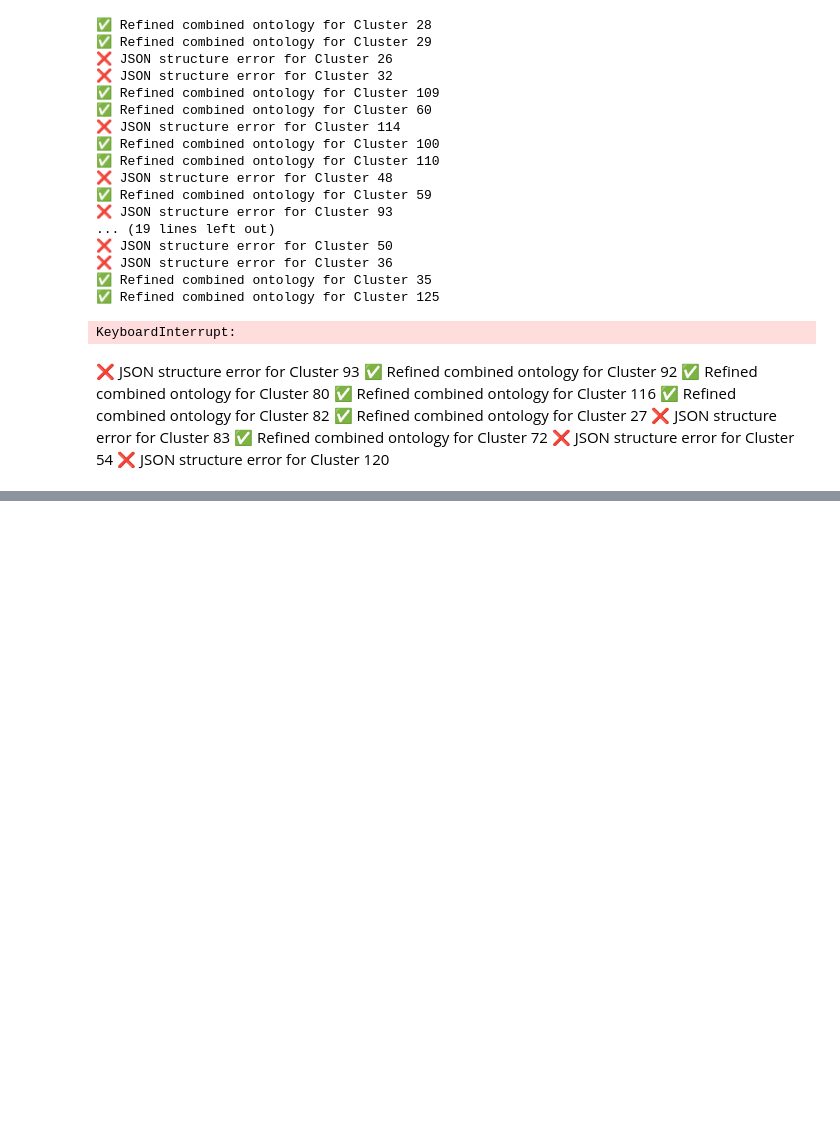
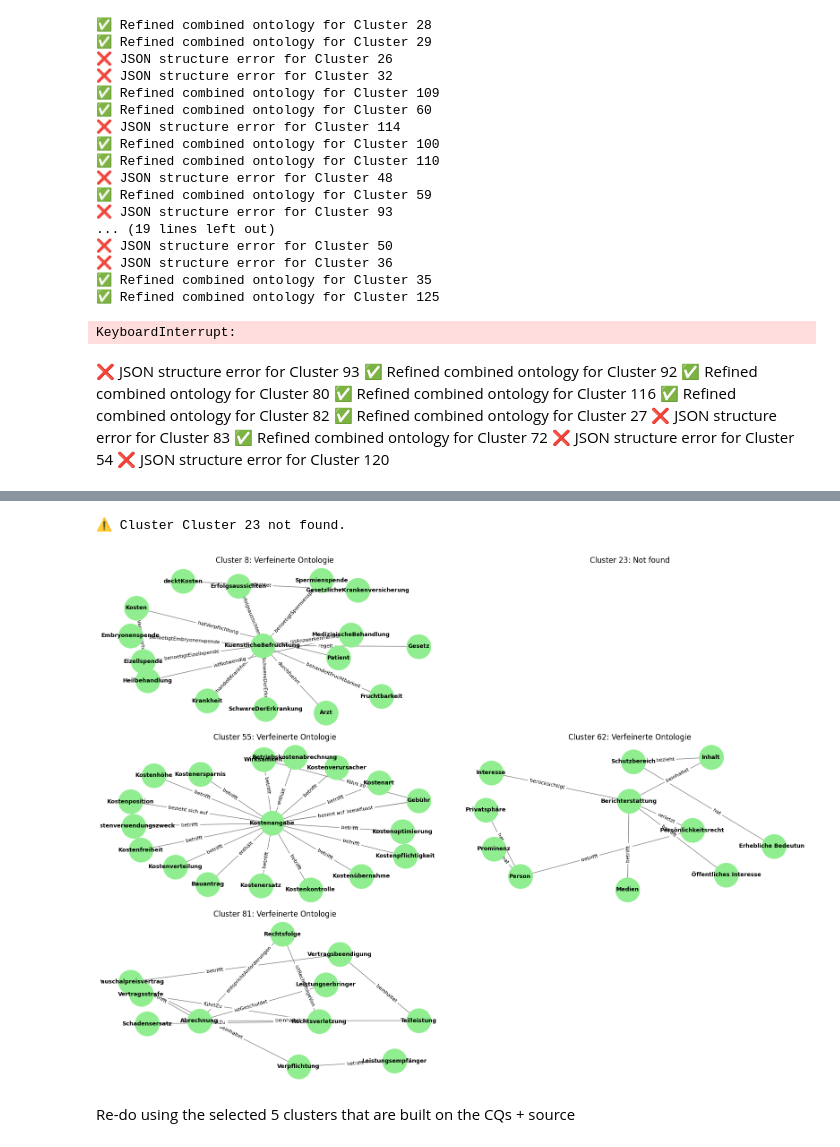
Before and after one commit to fabianstrue/CapstoneDATEV25, a Jupyter notebook: generate_ontologies_lj.ipynb, the cells around one changed output, grey strips where cells are left out. Drawn from its saved outputs; the diff is of its cells as text; code cells hidden in the pictures; blank space fills up the shorter version.

```diff
--- a/generate_ontologies_lj.ipynb
+++ b/generate_ontologies_lj.ipynb
@@ -788,0 +1162,57 @@ KeyboardInterrupt:
+# %%
+import json
+import matplotlib.pyplot as plt
+import networkx as nx
+
+# === Load Refined Ontologies ===
+with open("ontology_output/gcq_ontology_topdown_refined_small_lj.json", "r", encoding="utf-8") as f:
+    ontology_data = json.load(f)
+
+# === Clusters to Visualize ===
+selected_clusters = ["Cluster 8", "Cluster 23", "Cluster 55", "Cluster 62", "Cluster 81"]
+
+# === Plot Setup ===
+num_clusters = len(selected_clusters)
+cols = 2
+rows = (num_clusters + 1) // cols
+fig, axes = plt.subplots(rows, cols, figsize=(16, 4 * rows))
+axes = axes.flatten()
+
+for i, cluster_id in enumerate(selected_clusters):
+    data = ontology_data.get(cluster_id)
+    ax = axes[i]
+
+    if not data:
+        print(f"⚠️ Cluster {cluster_id} not found.")
+        ax.set_title(f"{cluster_id}: Not found")
+        ax.axis("off")
+        continue
+
+    ontology = data.get("refined_ontology", {})
+    G = nx.DiGraph()
+
+    for subj, pred, obj in ontology.get("relationships", []):
+        G.add_edge(subj, obj, label=pred)
+
+    pos = nx.spring_layout(G, k=1.5, seed=42)
+
+    ax.set_title(f"{cluster_id}: Verfeinerte Ontologie", fontsize=12)
+    nx.draw_networkx_nodes(G, pos, ax=ax, node_color="lightgreen", node_size=1500)
+    nx.draw_networkx_labels(G, pos, ax=ax, font_size=9, font_weight="bold")
+    nx.draw_networkx_edges(G, pos, ax=ax, edge_color="gray", arrows=True, arrowsize=15)
+
+    edge_labels = nx.get_edge_attributes(G, "label")
+    nx.draw_networkx_edge_labels(G, pos, edge_labels=edge_labels, font_size=8, ax=ax, label_pos=0.6)
+    ax.axis("off")
+
+# Hide unused subplots
+for j in range(i + 1, len(axes)):
+    axes[j].axis("off")
+
+plt.tight_layout()
+plt.show()
+# %% [output]
+⚠️ Cluster Cluster 23 not found.
+[figure, added]
+# %% [markdown]
+Re-do using the selected 5 clusters that are built on the CQs + source
```
Also changed, not shown: parts of 10 cells of this notebook, 4 other files.
